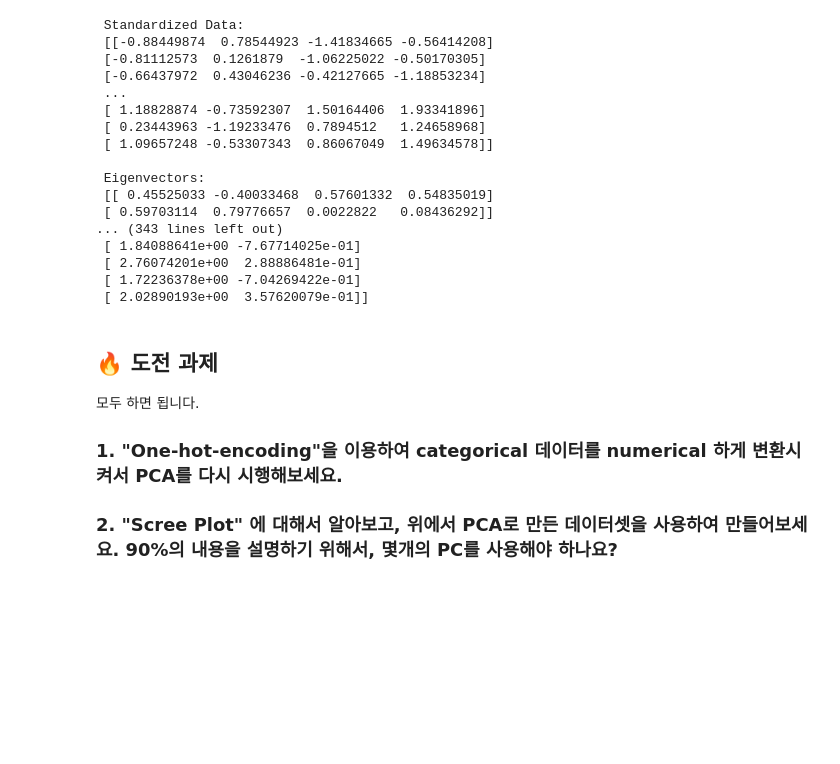
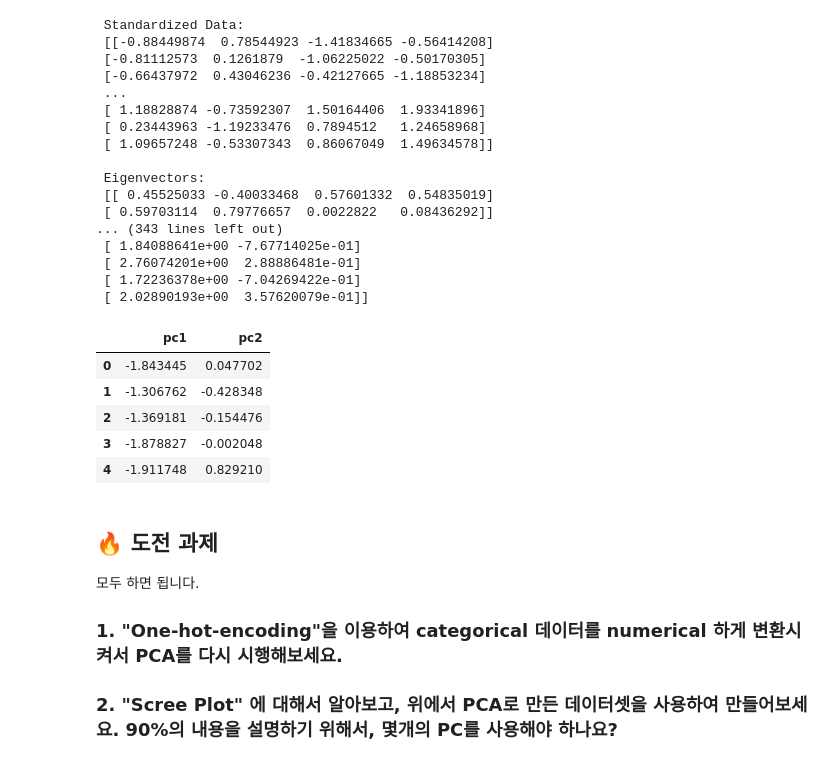
Before and after one commit to JinHyun-P/HelloGit, a Jupyter notebook: n133a_high_dimensional_data_ipynb의_사본.ipynb, the cells around one changed output. Saved outputs shown, nothing was run; the diff lists cells and outputs as text; code cells hidden in the pictures; blank space fills up the shorter version.

```diff
--- a/n133a_high_dimensional_data_ipynb의_사본.ipynb
+++ b/n133a_high_dimensional_data_ipynb의_사본.ipynb
@@ -144,3 +144,13 @@ print("\n Projected Data: \n", B)
  [ 2.76074201e+00  2.88886481e-01]
  [ 1.72236378e+00 -7.04269422e-01]
  [ 2.02890193e+00  3.57620079e-01]]
+# %%
+pc12 = pd.DataFrame(data = B, columns = ['pc1', 'pc2'])
+pc12.head()
+# %% [output]
+|  | pc1 | pc2 |
+| 0 | -1.843445 | 0.047702 |
+| 1 | -1.306762 | -0.428348 |
+| 2 | -1.369181 | -0.154476 |
+| 3 | -1.878827 | -0.002048 |
+| 4 | -1.911748 | 0.829210 |
```
Also changed, not shown: parts of 5 cells of this notebook.
